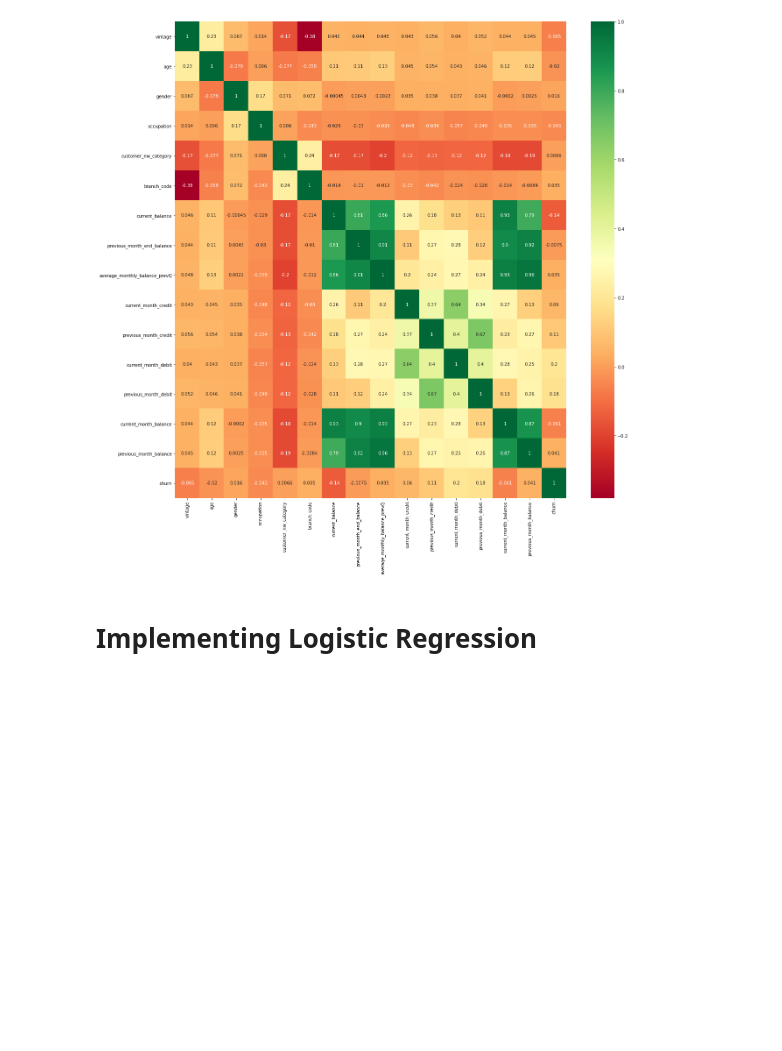
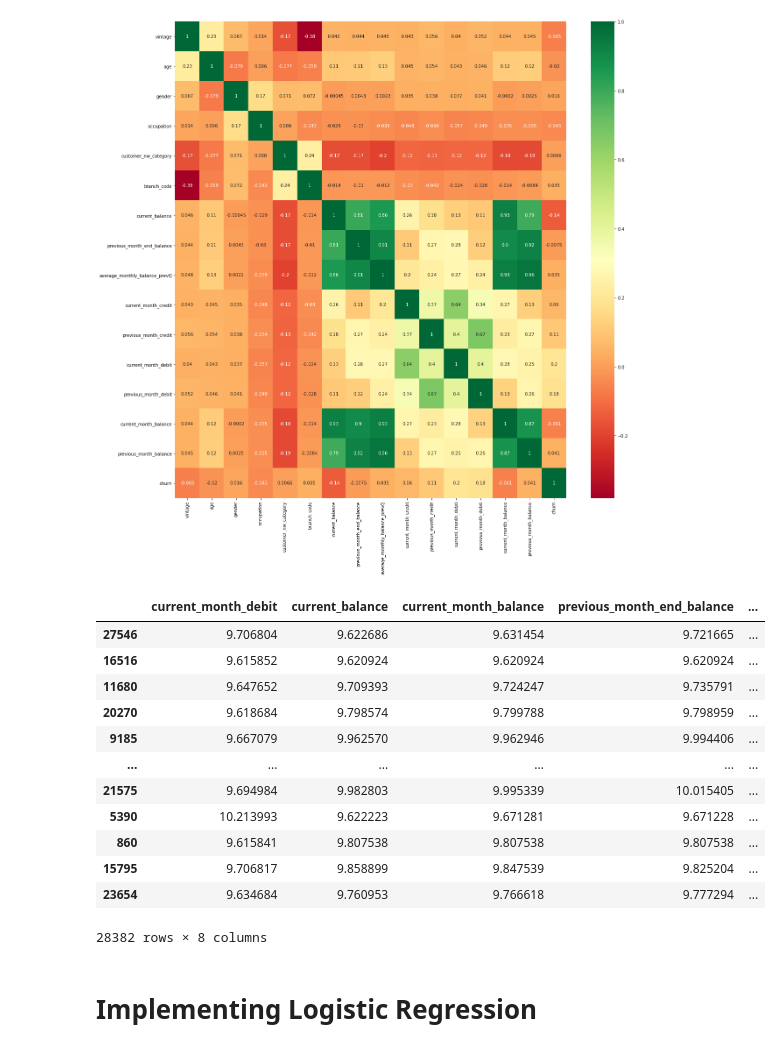
Before and after one commit to gadde5300/Customer_Churn_Prediction, a Jupyter notebook: CUSTOMER CHURN PREDICTION.ipynb, the cells around one changed output. Drawn from its saved outputs; the diff is of its cells as text; code cells hidden in the pictures; blank space fills up the shorter version.

```diff
--- a/CUSTOMER CHURN PREDICTION.ipynb
+++ b/CUSTOMER CHURN PREDICTION.ipynb
@@ -620,6 +620,22 @@ y1 = ['current_month_debit','current_balance','current_month_balance','previous_
 # %%
 df_y = df[y1]
 y1 = df.churn
+# %%
+df_y
+# %% [output]
+|  | current_month_debit | current_balance | current_month_balance | previous_month_end_balance | ... |
+| 27546 | 9.706804 | 9.622686 | 9.631454 | 9.721665 | ... |
+| 16516 | 9.615852 | 9.620924 | 9.620924 | 9.620924 | ... |
+| 11680 | 9.647652 | 9.709393 | 9.724247 | 9.735791 | ... |
+| 20270 | 9.618684 | 9.798574 | 9.799788 | 9.798959 | ... |
+| 9185 | 9.667079 | 9.962570 | 9.962946 | 9.994406 | ... |
+| ... | ... | ... | ... | ... | ... |
+| 21575 | 9.694984 | 9.982803 | 9.995339 | 10.015405 | ... |
+| 5390 | 10.213993 | 9.622223 | 9.671281 | 9.671228 | ... |
+| 860 | 9.615841 | 9.807538 | 9.807538 | 9.807538 | ... |
+| 15795 | 9.706817 | 9.858899 | 9.847539 | 9.825204 | ... |
+| 23654 | 9.634684 | 9.760953 | 9.766618 | 9.777294 | ... |
+28382 rows × 8 columns
 # %% [markdown]
 # Implementing Logistic Regression
 # %%
```
Also changed, not shown: parts of 29 cells of this notebook.
